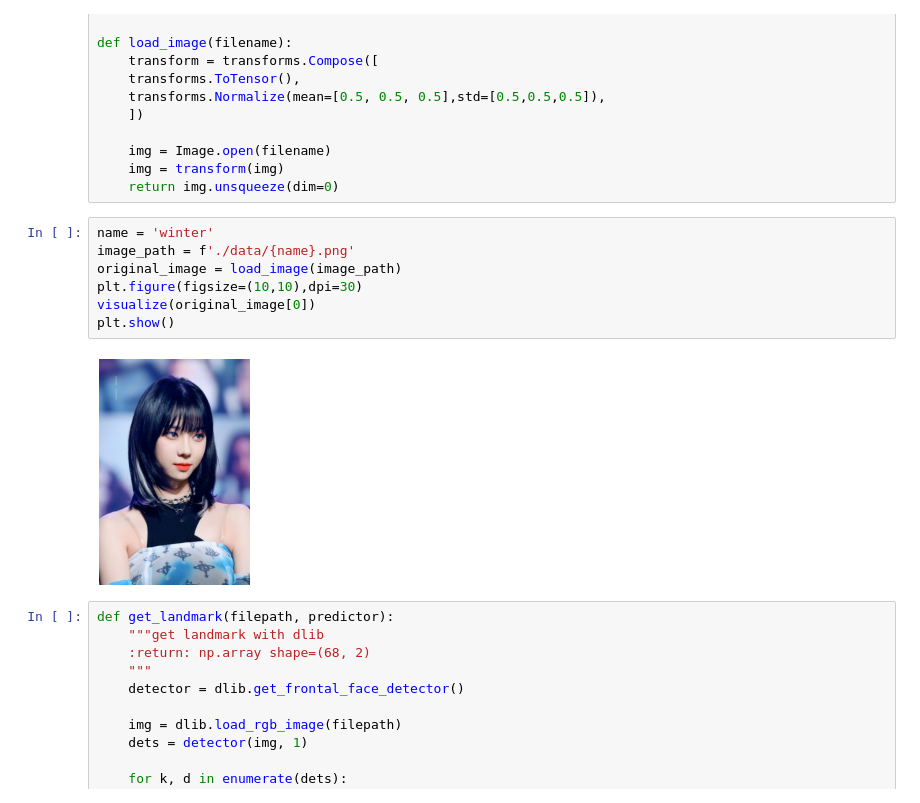
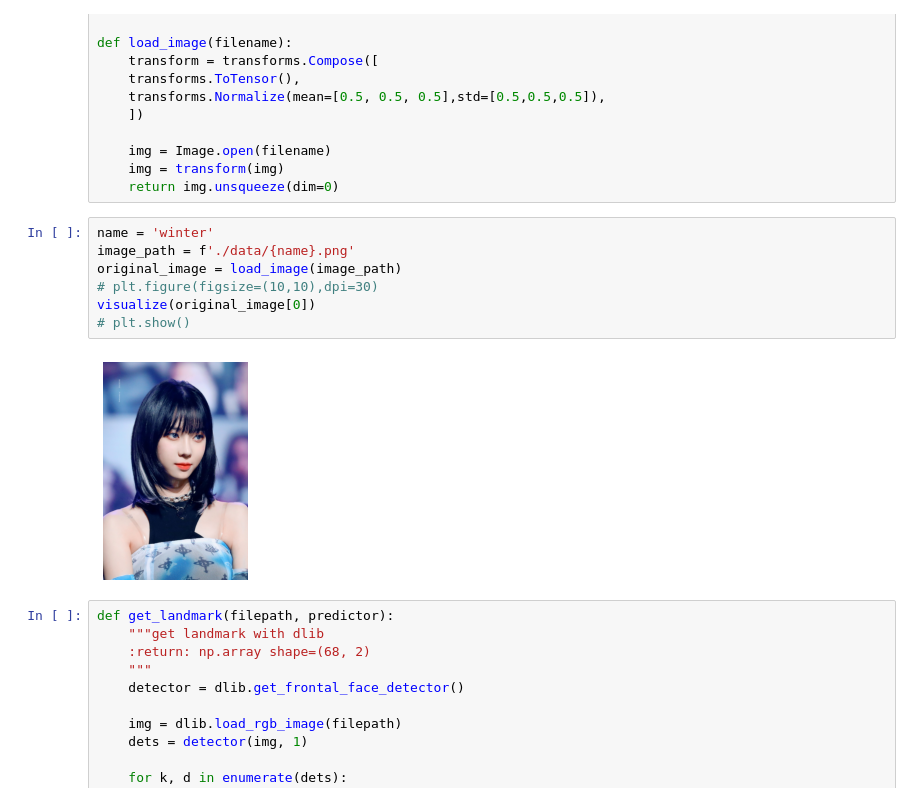
Before and after one commit to nengcham/bitcamp-mibot-jupyter, a Jupyter notebook: align_test.ipynb, the cells around one changed output. Cells and saved outputs as stored; diff of their text form.

```diff
--- a/align_test.ipynb
+++ b/align_test.ipynb
@@ -26,12 +25,12 @@ def load_image(filename):
 # %%
 name = 'winter'
 image_path = f'./data/{name}.png'
 original_image = load_image(image_path)
-plt.figure(figsize=(10,10),dpi=30)
+# plt.figure(figsize=(10,10),dpi=30)
 visualize(original_image[0])
-plt.show()
+# plt.show()
 # %% [output]
-[figure, old version]
+[figure, new version]
 # %%
 def get_landmark(filepath, predictor):
 	"""get landmark with dlib
```
Also changed, not shown: parts of 1 cell of this notebook, 3 other files.
